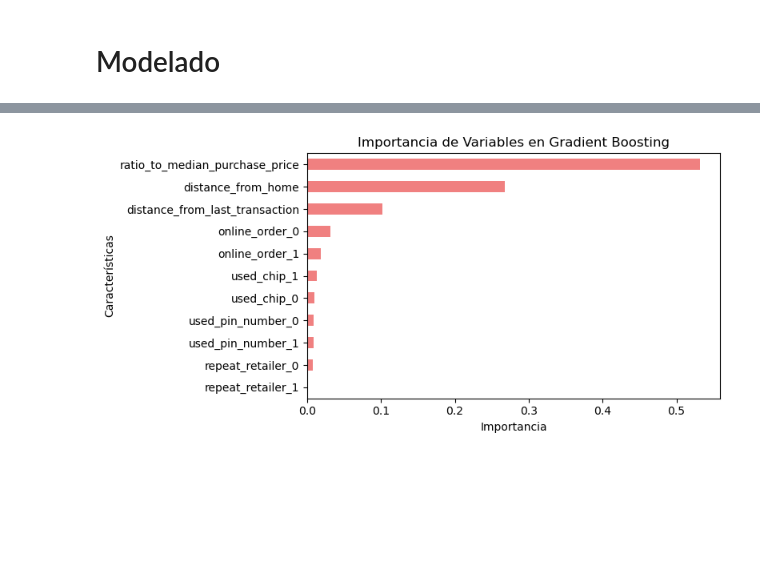
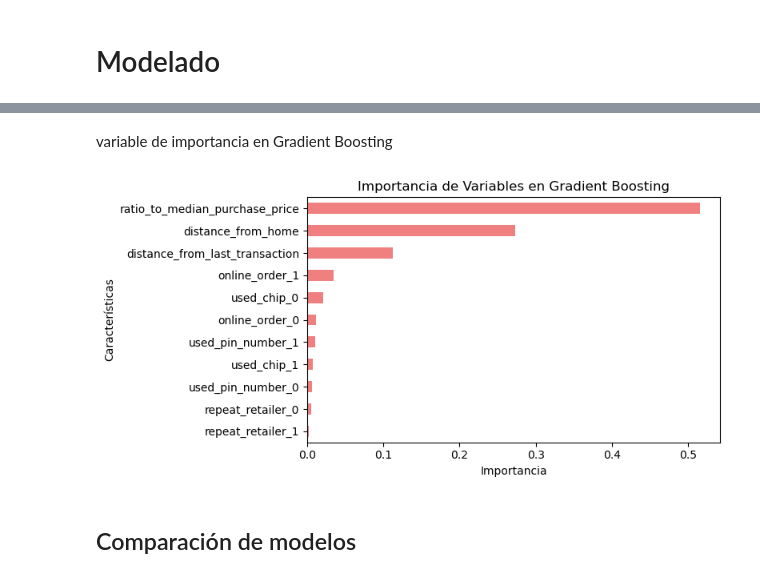
Before and after one commit to Rafa-Gamero/Machine-Learning, a Jupyter notebook: main.ipynb, the cells around one changed output, grey strips where cells are left out. Cells and saved outputs as stored; diff of their text form; code cells hidden in the pictures; blank space fills up the shorter version.

```diff
--- a/main.ipynb
+++ b/main.ipynb
@@ -310,19 +324,0 @@ plt.show()
-# %%
-#Modelo Random Forest
-rf = RandomForestClassifier()
-rf.fit(X_train_resampled, y_train_resampled)
-y_pred_rf = rf.predict(X_test_scaled)
-
-accuracy_rf = accuracy_score(y_test, y_pred_rf)
-precision_rf = precision_score(y_test, y_pred_rf, pos_label=1)
-recall_rf = recall_score(y_test, y_pred_rf, pos_label=1)
-f1_rf = f1_score(y_test, y_pred_rf, pos_label=1)
-conf_matrix_rf = confusion_matrix(y_test, y_pred_rf)
-auc_rf = roc_auc_score(y_test, y_pred_rf)
-
-print(f"Accuracy: {accuracy_rf:.4f}")
-print(f"Precision: {precision_rf:.4f}")
-print(f"Recall: {recall_rf:.4f}")
-print(f"F1 Score: {f1_rf:.4f}")
-print(f"Confusion Matrix:\n{conf_matrix_rf}")
-print(f"AUC: {auc_rf:.4f}")
@@ -353,20 +347,0 @@ plt.show()
-# %%
-#  Modelo Gradient Boosting
-boost = GradientBoostingClassifier()
-boost.fit(X_train_resampled, y_train_resampled)
-y_pred_boost = boost.predict(X_test_scaled)
-
-accuracy_boost = accuracy_score(y_test, y_pred_boost)
-precision_boost = precision_score(y_test, y_pred_boost,pos_label=1)
-recall_boost = recall_score(y_test, y_pred_boost,pos_label=1)
-f1_boost = f1_score(y_test, y_pred_boost,pos_label=1)
-conf_matrix_boost = confusion_matrix(y_test, y_pred_boost)
-auc_boost = roc_auc_score(y_test, y_pred_boost)
-
-# Imprimir los resultados
-print(f"Accuracy: {accuracy_boost:.4f}")
-print(f"Precision: {precision_boost:.4f}")
-print(f"Recall: {recall_boost:.4f}")
-print(f"F1 Score: {f1_boost:.4f}")
-print(f"conf_matrix:\n{conf_matrix_boost}")
-print(f"AUC: {auc_boost:.4f}")
@@ -382,18 +354,22 @@ AUC: 0.9988
+# %% [markdown]
+variable de importancia en Gradient Boosting
 # %%
 # Gradient Boosting
-boost_importance = pd.Series(boost.feature_importances_, index=X_train_resampled.columns)
+boost_importance = pd.Series(best_gb_model.feature_importances_, index=X_train_resampled.columns)
 boost_importance.sort_values(ascending=True, inplace=True)
 
 # Graficar la importancia de las variables en Gradient Boosting (horizontal)
 plt.figure(figsize=(8, 4))
 boost_importance.plot(kind='barh', color='lightcoral')
 plt.title("Importancia de Variables en Gradient Boosting")
 plt.xlabel("Importancia")
 plt.ylabel("Características")
 plt.tight_layout()
 plt.show()
 # %% [output]
-[figure, old version]
+[figure, new version]
+# %% [markdown]
+## Comparación de modelos
 # %%
 #Cuadro comparativo de métricas
 
```
Also changed, not shown: parts of 33 cells of this notebook, 1 other file.
